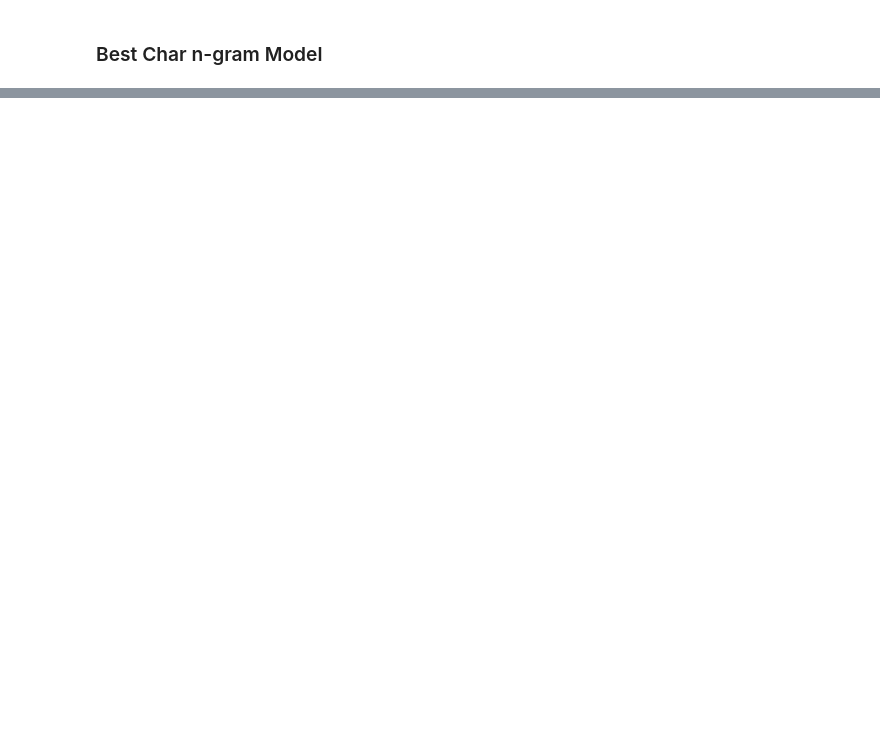
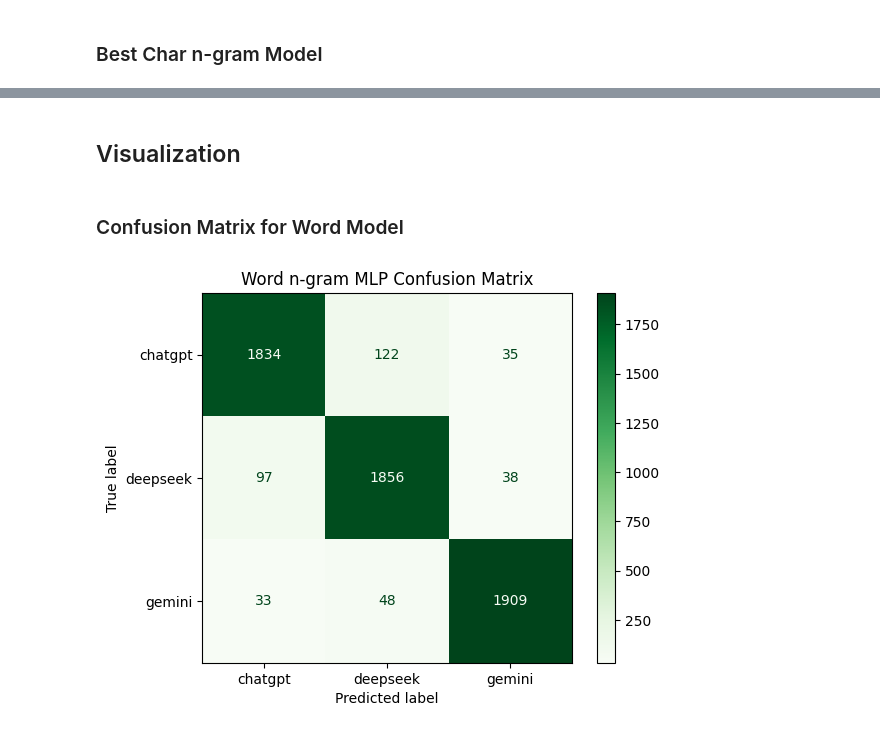
Before and after one commit to tonyyyy0304/STINTSYMCO, a Jupyter notebook: 4_neural_network_model.ipynb, the cells around one changed output, grey strips where cells are left out. Drawn from its saved outputs; the diff is of its cells as text; code cells hidden in the pictures; blank space fills up the shorter version.

Commit message:
feat: added confusion matrices for nn

```diff
--- a/4_neural_network_model.ipynb
+++ b/4_neural_network_model.ipynb
@@ -317,8 +319,12 @@ def train_best_for_feature(feature, cfg, X_test, y_test):
         l2_reg = best_cfg["l2_reg"],
     )
 
+    return model
+
+
+def report_for_best_model(model, X_test, y_test):
     report = final_evaluation(model, X_test, y_test, target_names=label_encoder.classes_.tolist())
-    return model, report
+    print(report)
 # %% [markdown]
 ### Data Prep
 # %% [markdown]
@@ -390,13 +396,12 @@ Epoch 005 | train_loss=0.0353 train_acc=0.9940 val_loss=0.0898 val_acc=0.9714
 ### Best Word n-gram Model
 # %%
 feature = "word"
-model, word_report = train_best_for_feature(
+word_model = train_best_for_feature(
     feature,
     feature_configs[feature],
     X_test_word_dense,
     y_test,
  )
-print(word_report)
 # %% [output]
 Epoch 001 | train_loss=0.9872 train_acc=0.8351 val_loss=0.8401 val_acc=0.8277
 Epoch 002 | train_loss=0.7290 train_acc=0.8844 val_loss=0.6282 val_acc=0.8776
@@ -446,0 +475,18 @@ weighted avg     0.9723    0.9722    0.9722      5972
+# %% [markdown]
+## Visualization
+# %%
+# confusion matrices for best models
+label_names = label_encoder.classes_.tolist()
+label_ids = list(range(len(label_names)))
+# %% [markdown]
+### Confusion Matrix for Word Model
+# %%
+
+word_preds = word_model.predict(X_test_word_dense)
+cm_word = confusion_matrix(y_test, word_preds, labels=label_ids)
+disp_word = ConfusionMatrixDisplay(confusion_matrix=cm_word, display_labels=label_names)
+disp_word.plot(cmap="Greens", values_format="d")
+plt.title("Word n-gram MLP Confusion Matrix")
+plt.show()
+# %% [output]
+[figure, added]
```
Also changed, not shown: parts of 9 cells of this notebook, 2 other files.
